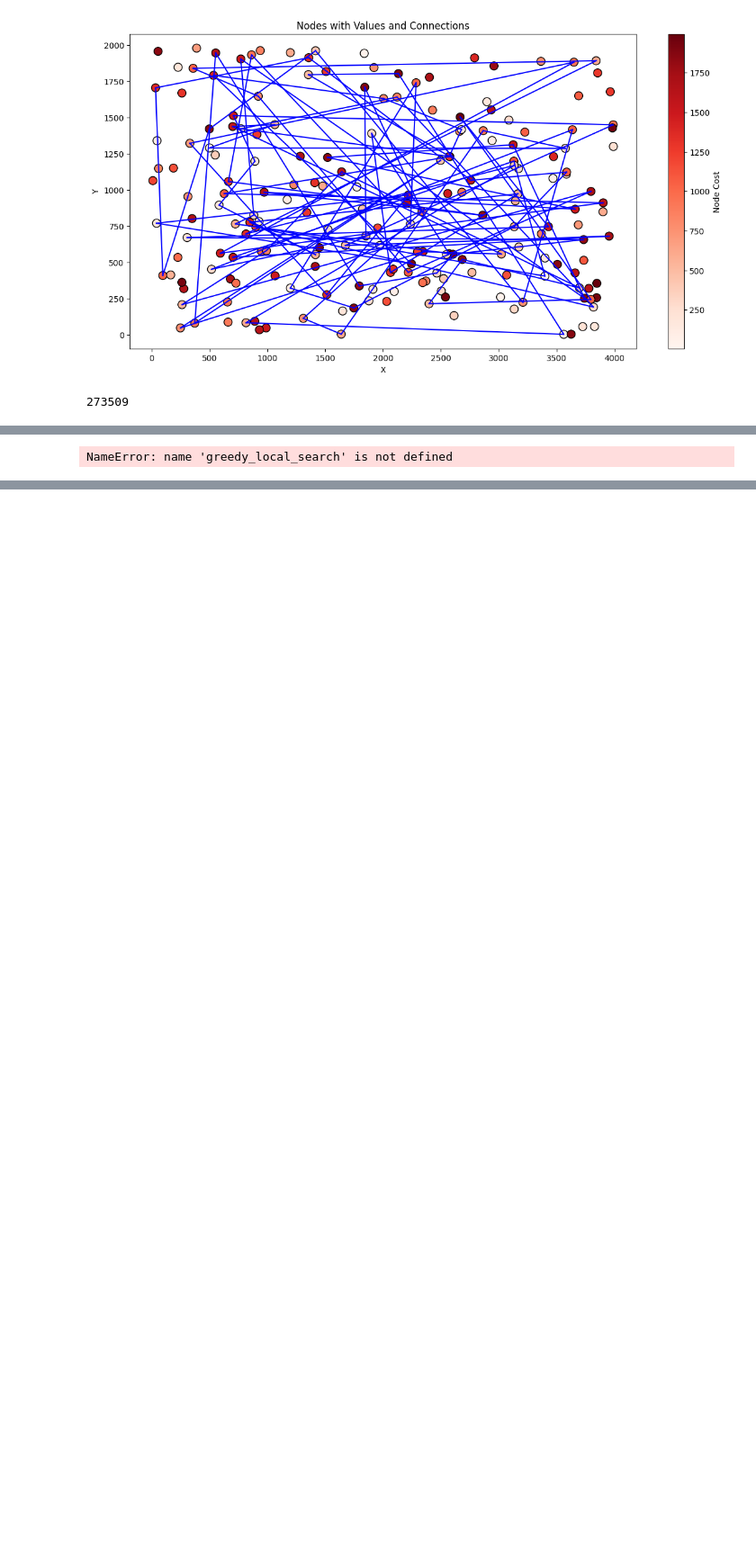
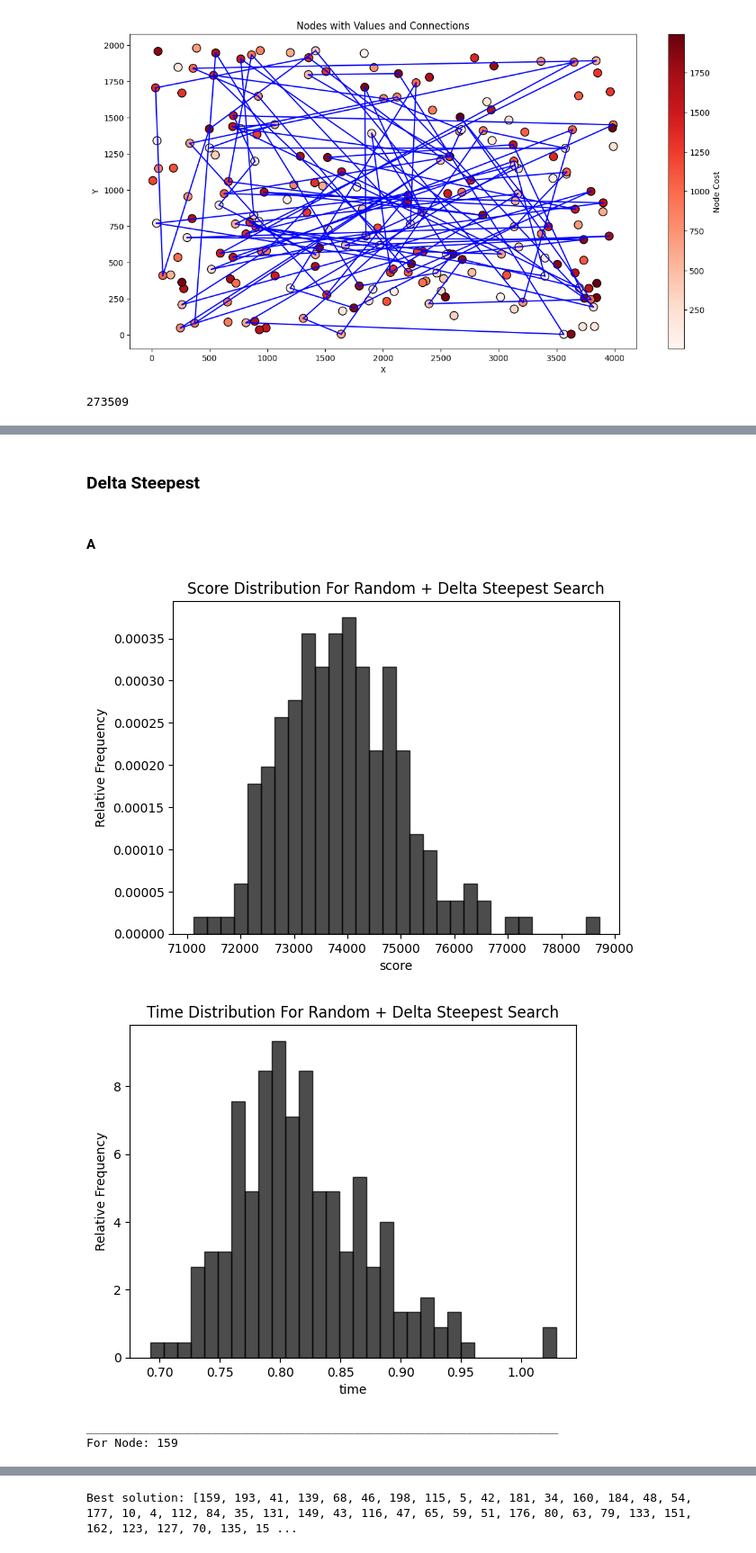
Before and after one commit to MatTheTab/Evolutionary-Computation, a Jupyter notebook: Assignment 5 Deltas of Previous Moves/Assignment_5_Deltas.ipynb, the cells around one changed output, grey strips where cells are left out. Shown at 90% size. Cells and saved outputs as stored; diff of their text form; code cells hidden in the pictures; blank space fills up the shorter version.

Commit message:
Finish Delta Steepest Algorithm

```diff
--- a/Assignment 5 Deltas of Previous Moves/Assignment_5_Deltas.ipynb
+++ b/Assignment 5 Deltas of Previous Moves/Assignment_5_Deltas.ipynb
@@ -389,9 +438,7 @@ df_A.columns = ["x", "y", "val"]
 distance_matrix_A = get_distance_matrix(df_A, euclidean_distance)
 weights_A = df_A.val.to_numpy()
 # %%
-random_greedy_local_solution_A, random_greedy_local_intermidiate_A, random_greedy_local_result_A, random_greedy_local_times_A = test_algorithm(random_solution, distance_matrix_A, weights_A, local_algorithm = greedy_local_search)
+random_steepest_deltas_solution_A, random_steepest_deltas_intermidiate_A, random_steepest_deltas_result_A, random_steepest_deltas_times_A = test_algorithm(random_solution, distance_matrix_A, weights_A, local_algorithm = deltas_steepest_local_search_edges)
-# %% [output]
-NameError: name 'greedy_local_search' is not defined
 # %%
 df_B = pd.read_csv(TSPB_PATH, sep=";", header=None)
 df_B.columns = ["x", "y", "val"]
@@ -562,16 +609,23 @@ def compare_improvement(result, improved_result):
     std = np.std(differences)
     relative = np.mean(differences/initial_arr)
     return min_val, max_val, mean, median, std, relative
+# %% [markdown]
+### Delta Steepest
+# %% [markdown]
+#### A
 # %%
-plot_score_distribution(random_greedy_local_result_A, label="Random + Greedy Local Search", title = "Score Distribution For Random + Greedy Local Search", x_label = "score")
-plot_score_distribution(random_greedy_local_times_A, label="Times Random + Greedy Local Search", title = "Time Distribution For Random + Greedy Local Search", x_label = "time")
-plot_best_overall(df_A, random_greedy_local_solution_A, random_greedy_local_result_A)
-plot_average_overall(df_A, random_greedy_local_solution_A, random_greedy_local_result_A)
-plot_worst_overall(df_A, random_greedy_local_solution_A, random_greedy_local_result_A)
-plot_score_distributions(random_greedy_local_result_A, random_greedy_local_intermidiate_A, labels = ["Local Greedy", "Random"])
-min_score, max_score, median_score, mean_score, std_score = calculate_stats_overall(random_greedy_local_result_A)
-min_time, max_time, median_time, mean_time, std_time = calculate_stats_overall(random_greedy_local_times_A)
-min_val, max_val, mean, median, std, relative = compare_improvement(random_greedy_local_intermidiate_A, random_greedy_local_result_A)
+plot_score_distribution(random_steepest_deltas_result_A, label="Random + Delta Steepest Search", title = "Score Distribution For Random + Delta Steepest Search", x_label = "score")
+plot_score_distribution(random_steepest_deltas_times_A, label="Times Random + Delta Steepest Search", title = "Time Distribution For Random + Delta Steepest Search", x_label = "time")
+plot_best_overall(df_A, random_steepest_deltas_solution_A, random_steepest_deltas_result_A)
+plot_score_distributions(random_steepest_deltas_result_A, random_steepest_deltas_intermidiate_A, labels = ["Delta Steepest Greedy", "Random"])
+min_score, max_score, median_score, mean_score, std_score = calculate_stats_overall(random_steepest_deltas_result_A)
+min_time, max_time, median_time, mean_time, std_time = calculate_stats_overall(random_steepest_deltas_times_A)
+min_val, max_val, mean, median, std, relative = compare_improvement(random_steepest_deltas_intermidiate_A, random_steepest_deltas_result_A)
 print(f"Overall Stats: \n Minimum: {min_score} Maximum: {max_score} Median: {median_score} Mean: {mean_score} Standard Deviation: {std_score}")
 print(f"Time Stats: \n Minimum: {min_time} Maximum: {max_time} Median: {median_time} Mean: {mean_time} Standard Deviation: {std_time}")
 print(f"Comparison Stats: \n Minimum: {min_val} Maximum: {max_val} Median: {median} Mean: {mean} Standard Deviation: {std} and Relative: {relative}")
+# %% [output]
+[figure, added]
+[figure, added]
+___________________________________________________________________
+For Node: 159
@@ -577,0 +633 @@ print(f"Comparison Stats: \n Minimum: {min_val} Maximum: {max_val} Median: {medi
+Best solution: [159, 193, 41, 139, 68, 46, 198, 115, 5, 42, 181, 34, 160, 184, 48, 54, 177, 10, 4, 112, 84, 35, 131, 149, 43, 116, 47, 65, 59, 51, 176, 80, 63, 79, 133, 151, 162, 123, 127, 70, 135, 15 ...
```
Also changed, not shown: parts of 12 cells of this notebook.
